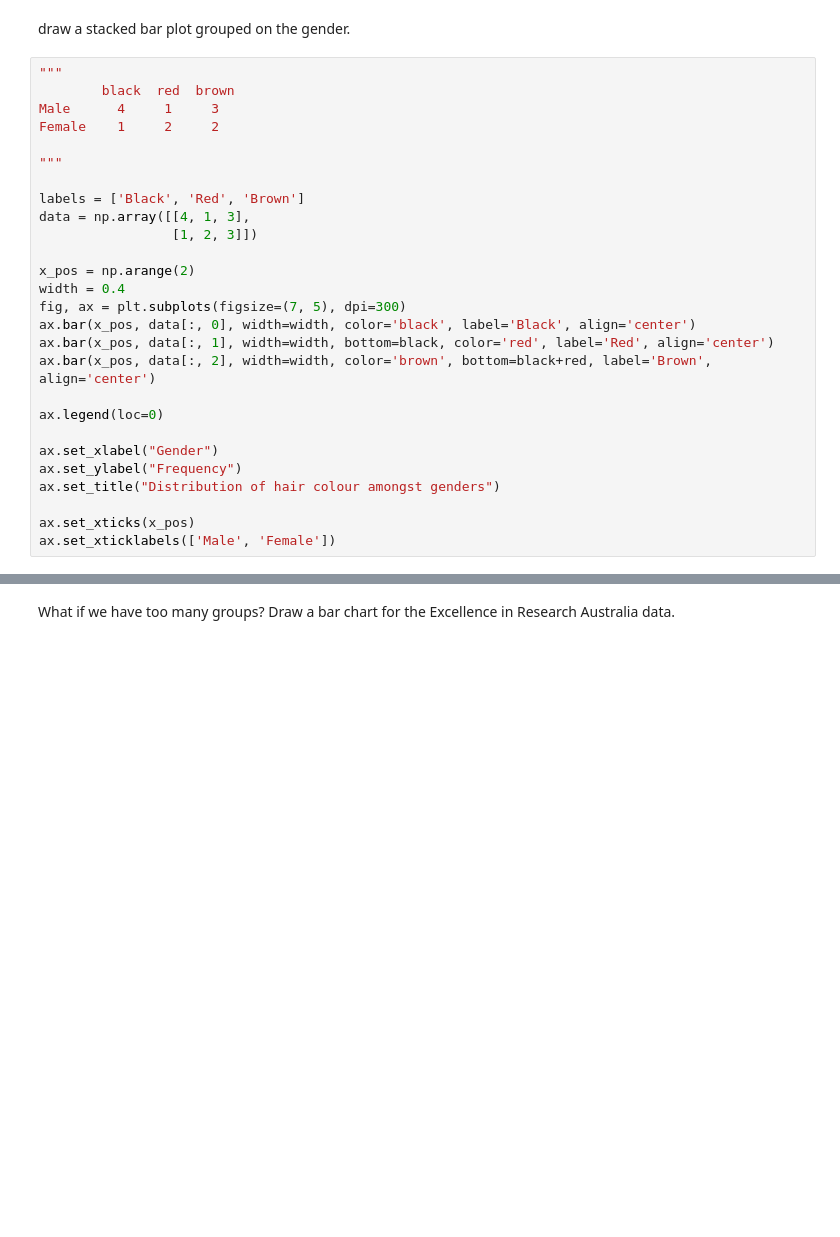
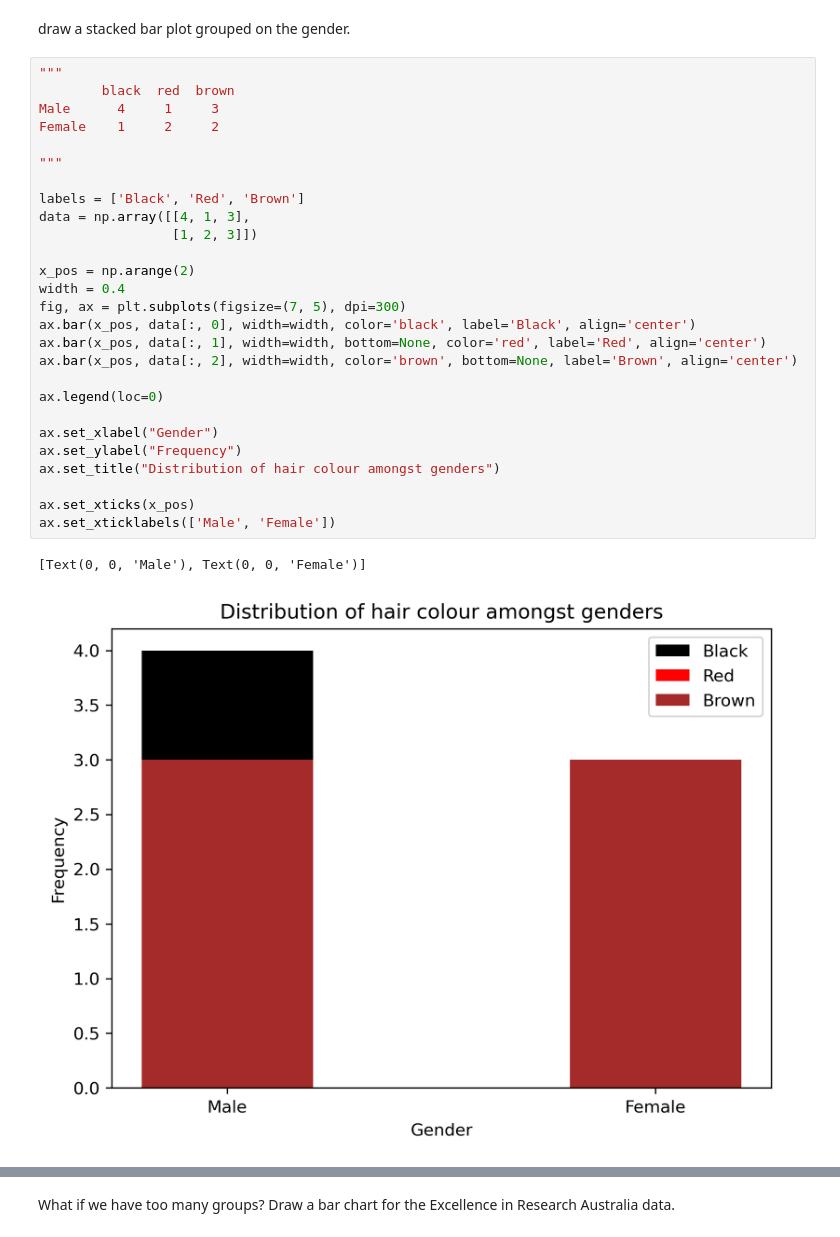
Before and after one commit to tulip-lab/flip00, a Jupyter notebook: F0B-02-ExploratoryDA.ipynb, the cells around one changed output, grey strips where cells are left out. Drawn from its saved outputs; the diff is of its cells as text; blank space fills up the shorter version.

```diff
--- a/F0B-02-ExploratoryDA.ipynb
+++ b/F0B-02-ExploratoryDA.ipynb
@@ -469,30 +578,33 @@ draw a stacked bar plot grouped on the gender.
 # %%
 """
         black  red  brown
 Male      4     1     3
 Female    1     2     2
 
 """
 
 labels = ['Black', 'Red', 'Brown']
 data = np.array([[4, 1, 3],
                  [1, 2, 3]])
 
 x_pos = np.arange(2)
 width = 0.4
 fig, ax = plt.subplots(figsize=(7, 5), dpi=300)
 ax.bar(x_pos, data[:, 0], width=width, color='black', label='Black', align='center')
-ax.bar(x_pos, data[:, 1], width=width, bottom=black, color='red', label='Red', align='center')
-ax.bar(x_pos, data[:, 2], width=width, color='brown', bottom=black+red, label='Brown', align='center')
+ax.bar(x_pos, data[:, 1], width=width, bottom=None, color='red', label='Red', align='center')
+ax.bar(x_pos, data[:, 2], width=width, color='brown', bottom=None, label='Brown', align='center')
 
 ax.legend(loc=0)
 
 ax.set_xlabel("Gender")
 ax.set_ylabel("Frequency")
 ax.set_title("Distribution of hair colour amongst genders")
 
 ax.set_xticks(x_pos)
 ax.set_xticklabels(['Male', 'Female'])
+# %% [output]
+[Text(0, 0, 'Male'), Text(0, 0, 'Female')]
+[figure, added]
 # %%
 labels = ['Black', 'Red', 'Brown']
 male_freq = [4, 1, 3]
```
Also changed, not shown: parts of 39 cells of this notebook, 7 other files.
